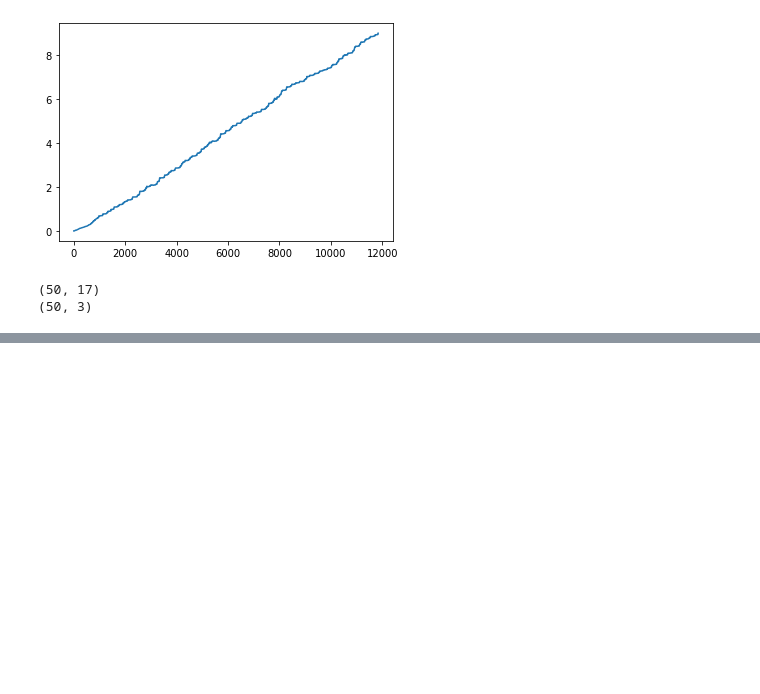
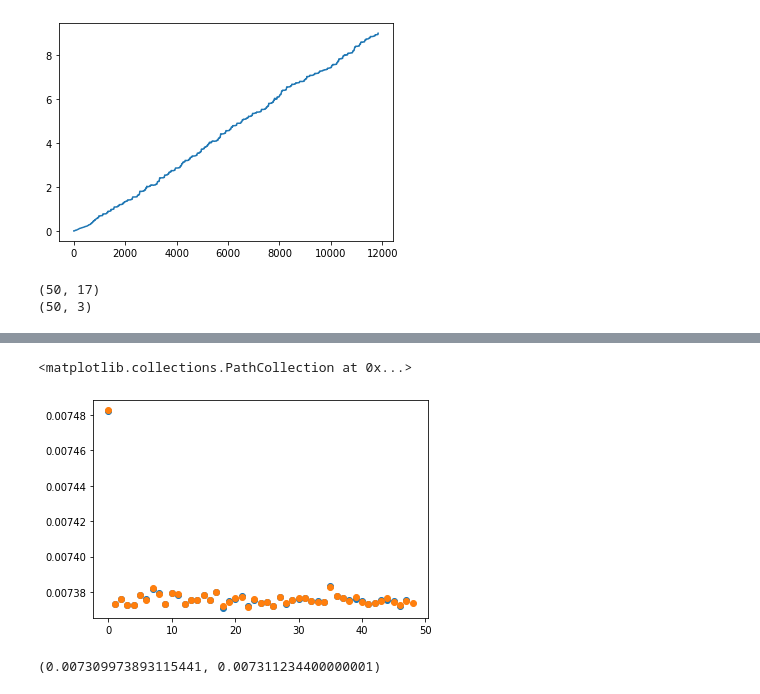
Before and after one commit to mannusschomaker/HeterogeneousGridBots, a Jupyter notebook: cpp/libsoda-cxx/debug.ipynb, the cells around one changed output, grey strips where cells are left out. Drawn from its saved outputs; the diff is of its cells as text; code cells hidden in the pictures; blank space fills up the shorter version.

Commit message:
angle measurement working

```diff
--- a/cpp/libsoda-cxx/debug.ipynb
+++ b/cpp/libsoda-cxx/debug.ipynb
@@ -146,0 +156,10 @@ plt.scatter(arr2[:,0],arr2[:,1])
+# %%
+plt.scatter(np.arange(len(df)-2),np.diff(df["angle"][1:]))
+plt.scatter(np.arange(len(arr2)-1),arr2[1:,2])
+# %% [output]
+<matplotlib.collections.PathCollection at 0x...>
+[figure, added]
+# %%
+np.mean(np.diff(df["angle"])),np.mean(arr2[:,2])
+# %% [output]
+(0.007309973893115441, 0.007311234400000001)
```
Also changed, not shown: parts of 12 cells of this notebook, 11 other files.
